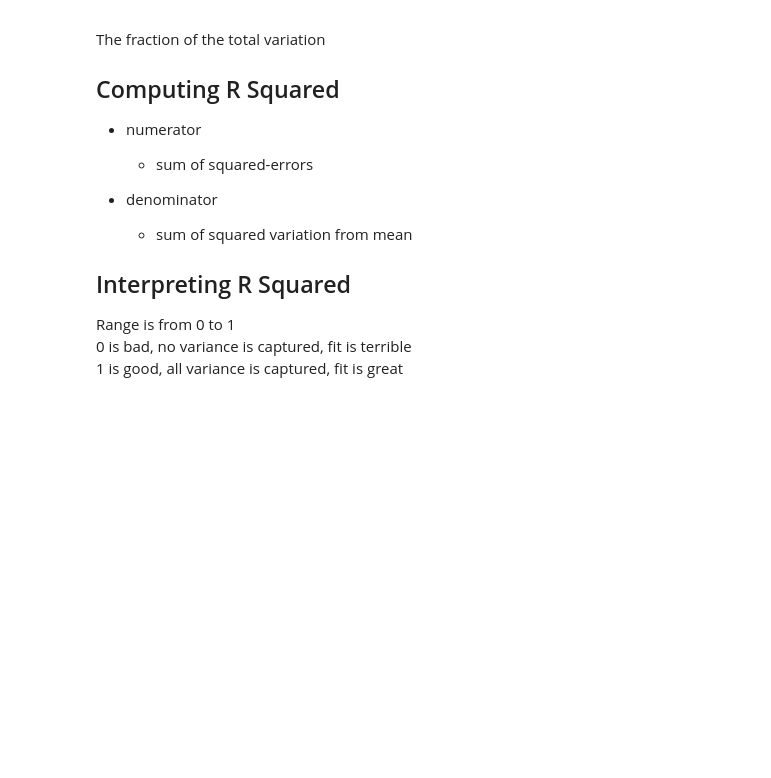
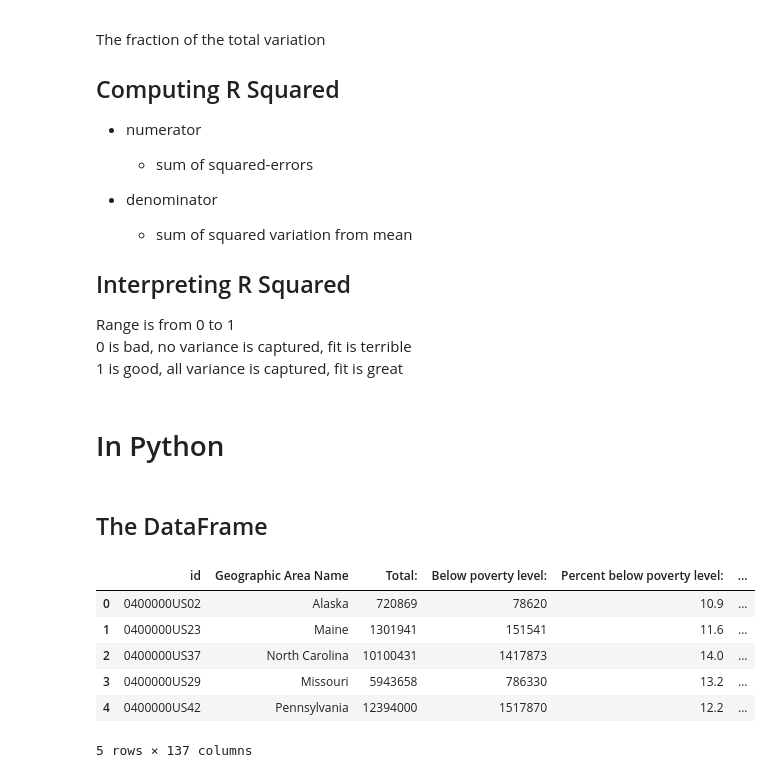
Before and after one commit to imagineLife/data-cleaner, a Jupyter notebook: LinearRegression.ipynb, the cells around one changed output. Cells and saved outputs as stored; diff of their text form; code cells hidden in the pictures; blank space fills up the shorter version.

```diff
--- a/LinearRegression.ipynb
+++ b/LinearRegression.ipynb
@@ -43,3 +43,29 @@ The fraction of the total variation
 Range is from 0 to 1
 0 is bad, no variance is captured, fit is terrible
 1 is good, all variance is captured, fit is great
+# %% [markdown]
+# In Python
+# %% [markdown]
+## The DataFrame
+# %%
+%matplotlib inline
+import numpy as np
+import pandas as pd
+from scipy import stats
+from pylab import *
+
+# save file-data to var, using pandas read_file method
+# assign to a DataFrame
+df = pd.read_csv("./cleaned.csv")
+
+# output a short-exampe of the data
+df.head()
+# df
+# %% [output]
+|  | id | Geographic Area Name | Total: | Below poverty level: | Percent below poverty level: | ... |
+| 0 | 0400000US02 | Alaska | 720869 | 78620 | 10.9 | ... |
+| 1 | 0400000US23 | Maine | 1301941 | 151541 | 11.6 | ... |
+| 2 | 0400000US37 | North Carolina | 10100431 | 1417873 | 14.0 | ... |
+| 3 | 0400000US29 | Missouri | 5943658 | 786330 | 13.2 | ... |
+| 4 | 0400000US42 | Pennsylvania | 12394000 | 1517870 | 12.2 | ... |
+5 rows × 137 columns
```
Also changed, not shown: parts of 9 cells of this notebook.
